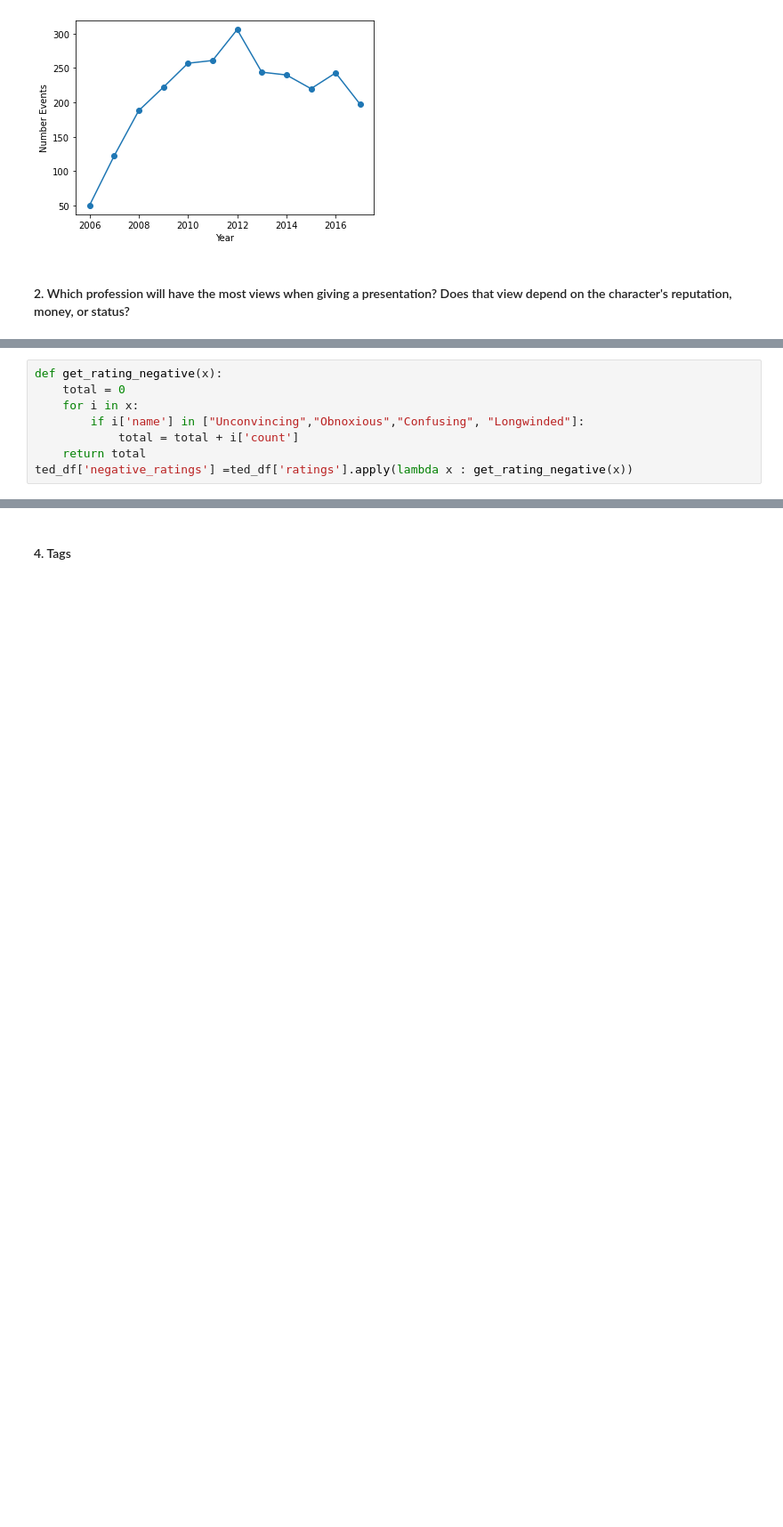
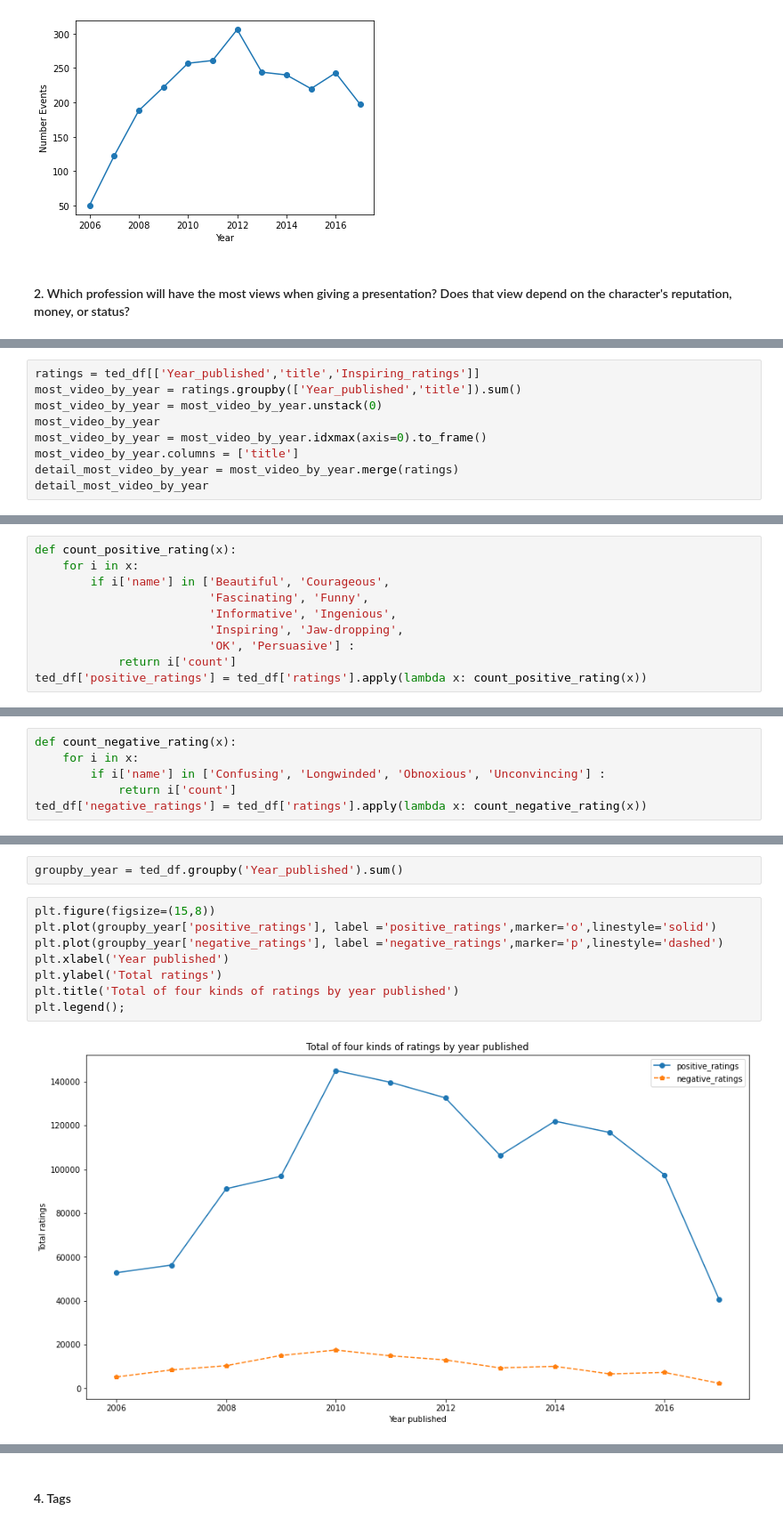
Before and after one commit to devlmhieu7521/LTKHDL_Final, a Jupyter notebook: project_final.ipynb, the cells around one changed output, grey strips where cells are left out. Shown at 89% size. Saved outputs shown, nothing was run; the diff lists cells and outputs as text; blank space fills up the shorter version.

```diff
--- a/project_final.ipynb
+++ b/project_final.ipynb
@@ -235,8 +315,9 @@ Q1.plot.line(ylabel = 'Number Events', xlabel = 'Year', marker='o');
 # %%
-def get_rating_negative(x):
-    total = 0
-    for i in x:
-        if i['name'] in ["Unconvincing","Obnoxious","Confusing", "Longwinded"]:
-            total = total + i['count']
-    return total
-ted_df['negative_ratings'] =ted_df['ratings'].apply(lambda x : get_rating_negative(x))
+ratings = ted_df[['Year_published','title','Inspiring_ratings']]
+most_video_by_year = ratings.groupby(['Year_published','title']).sum()
+most_video_by_year = most_video_by_year.unstack(0)
+most_video_by_year
+most_video_by_year = most_video_by_year.idxmax(axis=0).to_frame()
+most_video_by_year.columns = ['title']
+detail_most_video_by_year = most_video_by_year.merge(ratings)
+detail_most_video_by_year
@@ -258,0 +340,10 @@ dt.plot.line(marker='o')
+# %%
+def count_positive_rating(x):
+    for i in x:
+        if i['name'] in ['Beautiful', 'Courageous',
+                         'Fascinating', 'Funny',
+                         'Informative', 'Ingenious',
+                         'Inspiring', 'Jaw-dropping',
+                         'OK', 'Persuasive'] :
+            return i['count']
+ted_df['positive_ratings'] = ted_df['ratings'].apply(lambda x: count_positive_rating(x))
@@ -258,0 +352,6 @@ dt.plot.line(marker='o')
+# %%
+def count_negative_rating(x):
+    for i in x:
+        if i['name'] in ['Confusing', 'Longwinded', 'Obnoxious', 'Unconvincing'] :
+            return i['count']
+ted_df['negative_ratings'] = ted_df['ratings'].apply(lambda x: count_negative_rating(x))
@@ -258,0 +360,12 @@ dt.plot.line(marker='o')
+# %%
+groupby_year = ted_df.groupby('Year_published').sum()
+# %%
+plt.figure(figsize=(15,8))
+plt.plot(groupby_year['positive_ratings'], label ='positive_ratings',marker='o',linestyle='solid')
+plt.plot(groupby_year['negative_ratings'], label ='negative_ratings',marker='p',linestyle='dashed')
+plt.xlabel('Year published')
+plt.ylabel('Total ratings')
+plt.title('Total of four kinds of ratings by year published')
+plt.legend();
+# %% [output]
+[figure, added]
```
Also changed, not shown: parts of 29 cells of this notebook.
